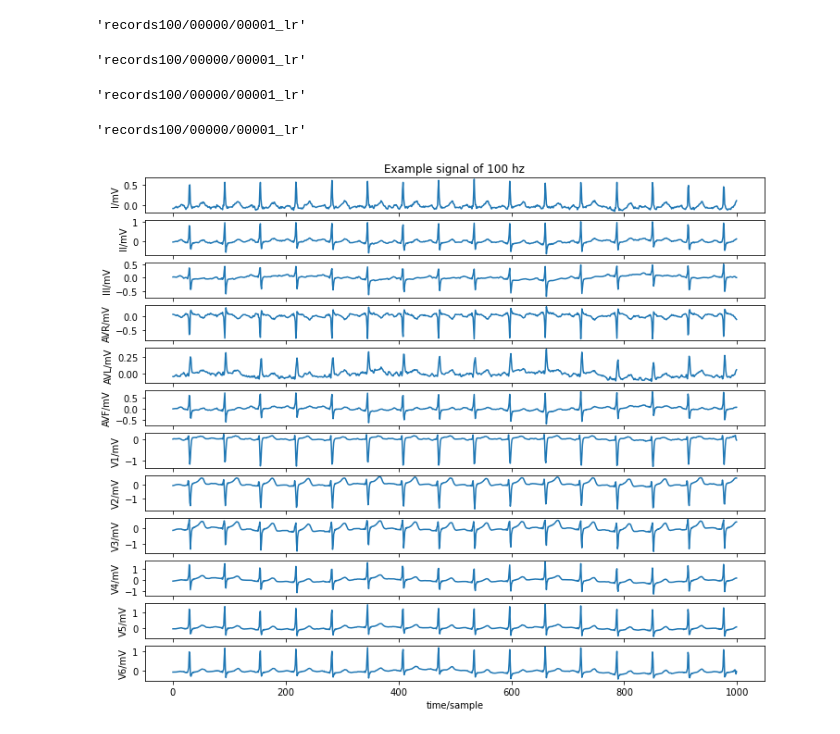
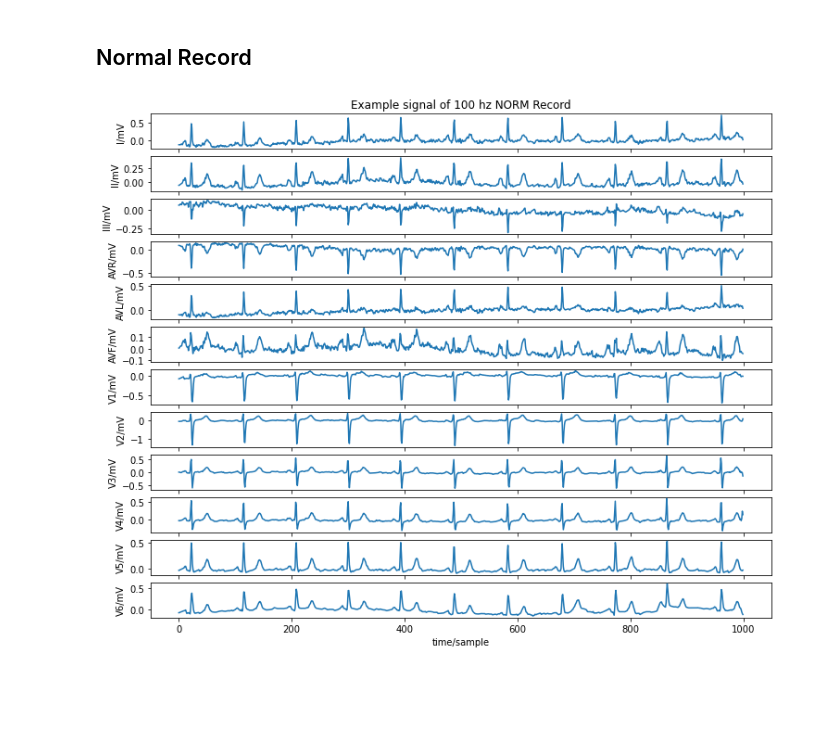
Before and after one commit to burkelawlor/ecg_classification, a Jupyter notebook: eda.ipynb, the cells around one changed output. Cells and saved outputs as stored; diff of their text form; code cells hidden in the pictures; blank space fills up the shorter version.

```diff
--- a/eda.ipynb
+++ b/eda.ipynb
@@ -5,0 +9,3 @@ import wfdb
+# %%
+database = pd.read_pickle('data/database.pkl')
+ecg_data = pd.read_pickle('data/ecg_data.pkl')
@@ -6,3 +82,2 @@ import wfdb
 # %%
-data_path = 'C:\\Users\\burke\\Documents\\data\\ptb_xl'
-database = pd.read_pickle(os.path.join(data_path,'database.pkl'))
+raw_data_path = 'C:\\Users\\burke\\Documents\\data\\ptb_xl'
@@ -28,29 +84,9 @@ array(['CD', 'HYP', 'MI', 'NORM', 'STTC'], dtype=object)
-# %%
-filename = database[database['subclass']=='NORM']['filename_lr'][0]
-# %% [output]
-'records100/00000/00001_lr'
-# %%
-filename = database[database['subclass']=='NORM']['filename_lr'][0]
-# %% [output]
-'records100/00000/00001_lr'
-# %%
-filename = database[database['subclass']=='NORM']['filename_lr'][0]
-# %% [output]
-'records100/00000/00001_lr'
-# %%
-filename = database[database['subclass']=='NORM']['filename_lr'][0]
-# %% [output]
-'records100/00000/00001_lr'
+# %% [markdown]
+## Normal Record
 # %%
-filenames100 = database['filename_lr']
-filenames500 = database['filename_hr']
+ex = database[database['subclass'] == 'NORM'].iloc[0]['filename_lr']
 
-i = 100
-
-record100 = wfdb.rdrecord(os.path.join(data_path,filenames100[i]))
-wfdb.plot_wfdb(record=record100, title='Example signal of 100 hz', figsize=(12,10))
-
-# record500 = wfdb.rdrecord(os.path.join(data_path,filenames500[i]))
-# wfdb.plot_wfdb(record=record500, title='Example signal of 500 hz', figsize=(12,10))
+record100 = wfdb.rdrecord(os.path.join(raw_data_path,ex))
+wfdb.plot_wfdb(record=record100, title='Example signal of 100 hz NORM Record', figsize=(12,10))
 # %% [output]
-[figure, old version]
+[figure, new version]
```
Also changed, not shown: parts of 15 cells of this notebook.
